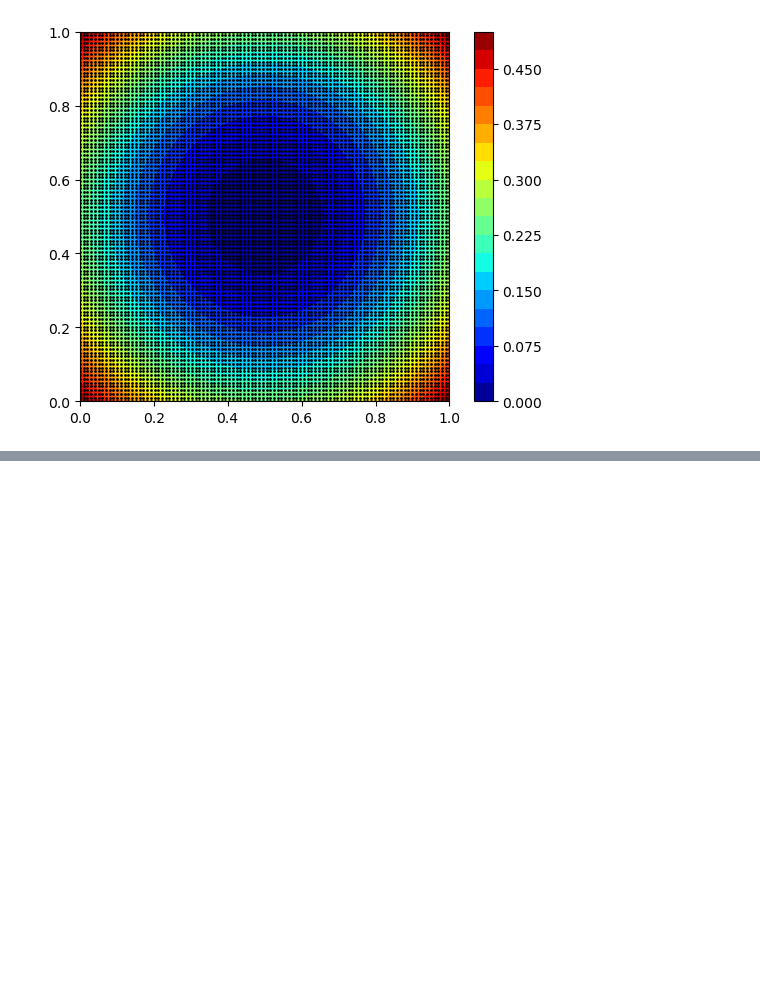
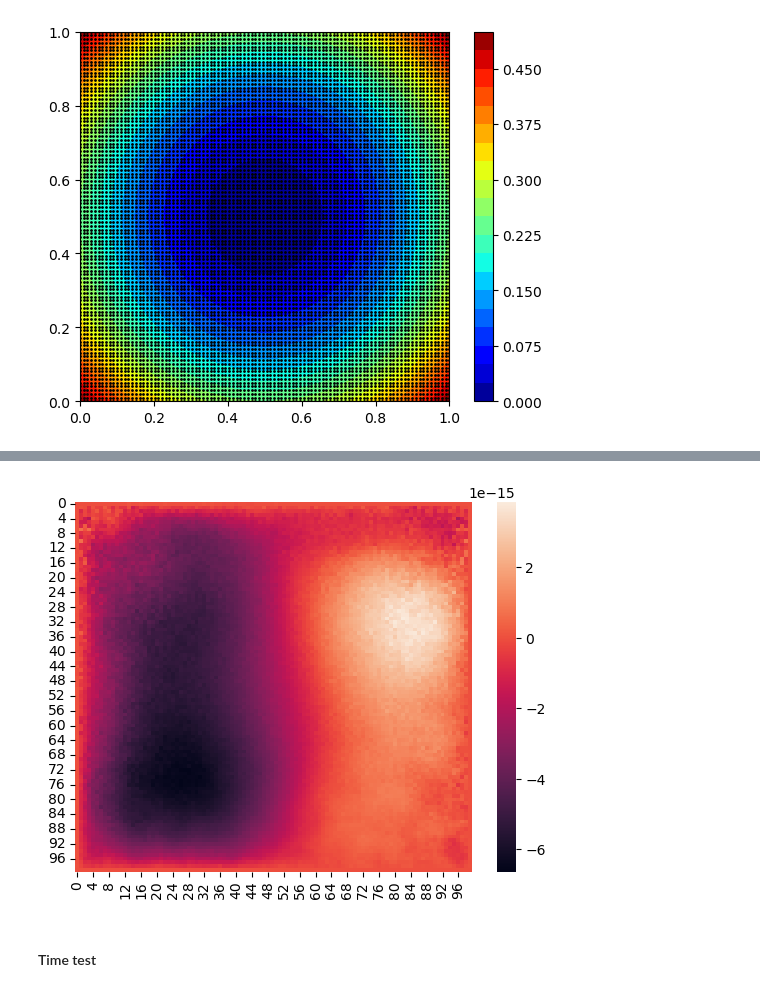
Before and after one commit to ThyCap/Transcal2, a Jupyter notebook: Permanent_2D_FEM.ipynb, the cells around one changed output, grey strips where cells are left out. Saved outputs shown, nothing was run; the diff lists cells and outputs as text; code cells hidden in the pictures; blank space fills up the shorter version.

```diff
--- a/Permanent_2D_FEM.ipynb
+++ b/Permanent_2D_FEM.ipynb
@@ -196,0 +232,7 @@ plt.show()
+# %%
+sns.heatmap(np.reshape(Error, (Nx, Ny)))
+plt.show()
+# %% [output]
+[figure, added]
+# %% [markdown]
+#### Time test
```
Also changed, not shown: parts of 11 cells of this notebook, 7 other files.
